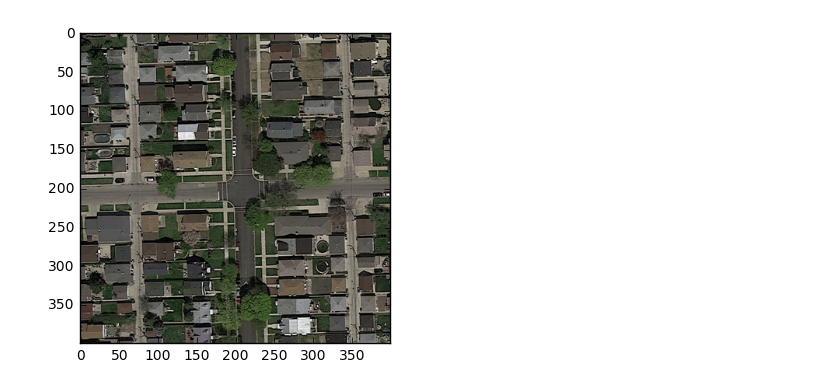
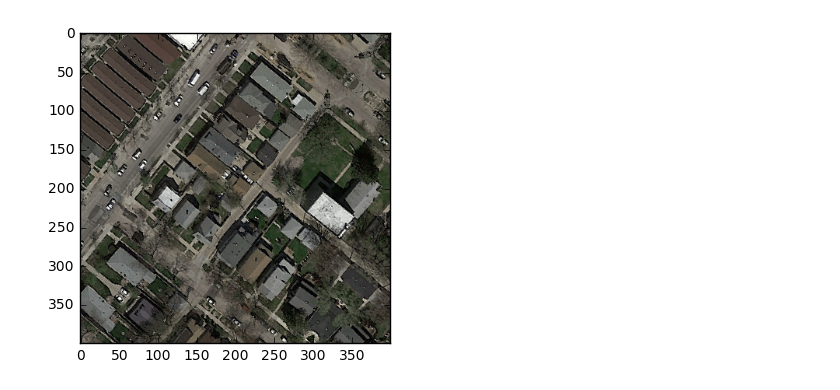
Before and after one commit to njroussel/RoadSegmentation, a Jupyter notebook: roateImages.ipynb, the cells around one changed output. Drawn from its saved outputs; the diff is of its cells as text; code cells hidden in the pictures.

Commit message:
Split before rotate

```diff
--- a/roateImages.ipynb
+++ b/roateImages.ipynb
@@ -4,11 +4,7 @@ import matplotlib.pyplot as plt
 # %%
 data_dir = 'training/'
 train_data_filename = data_dir + 'images/'
+label_data_filename = data_dir + 'groundtruth/'
 
 # Extract it into numpy arrays.
 FILE_REGEX = "satImage_%.3d"
-imageid = FILE_REGEX % 1
-image_filename = train_data_filename + imageid + ".png"
-
-img = mpimg.imread(image_filename)
-tmp = numpy.array(img)
@@ -20,0 +11,3 @@ original_patch = tmp
+# %%
+train_images, label_images = read_rotate_images(train_data_filename, label_data_filename, 20, FILE_REGEX)
+print("hello")
@@ -21,5 +32,5 @@ original_patch = tmp
 # %%
-plt.imshow(original_patch)
+plt.imshow(train_images[8])
 plt.show()
 # %% [output]
-[figure, old version]
+[figure, new version]
```
Also changed, not shown: parts of 9 cells of this notebook, 2 other files.
